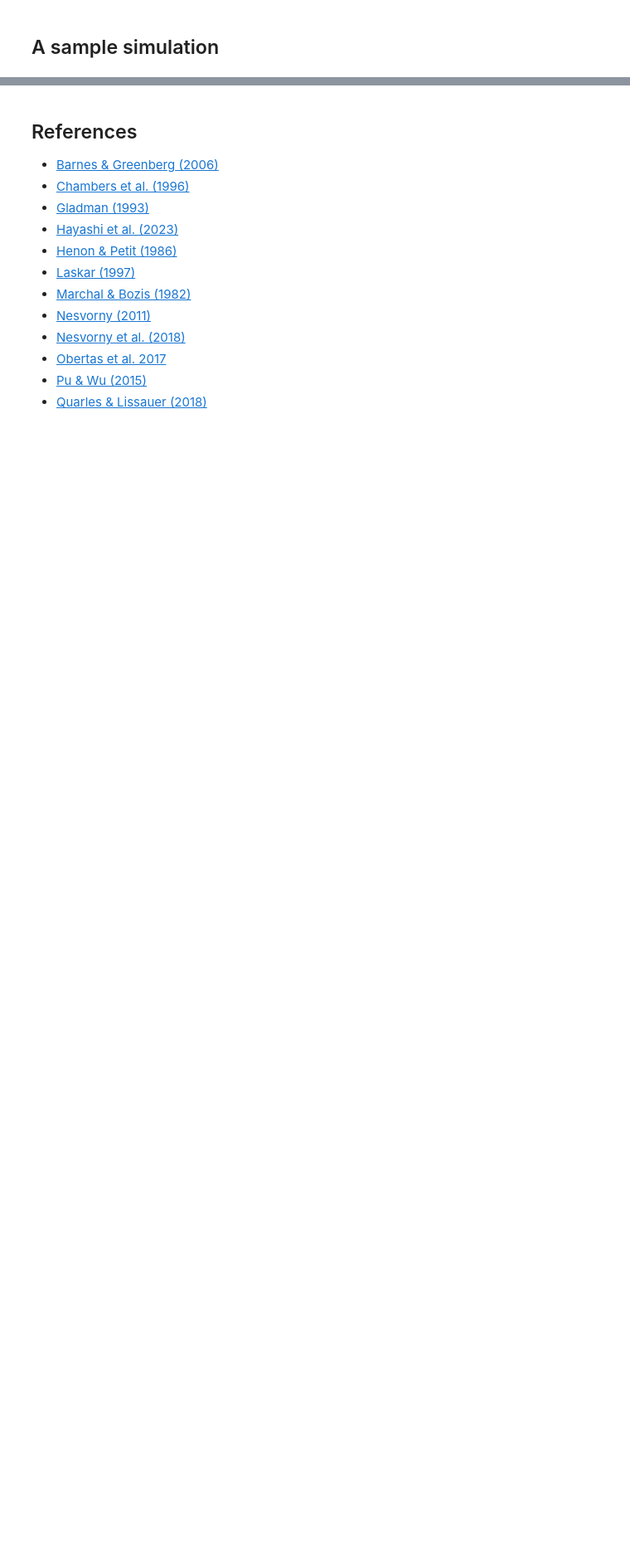
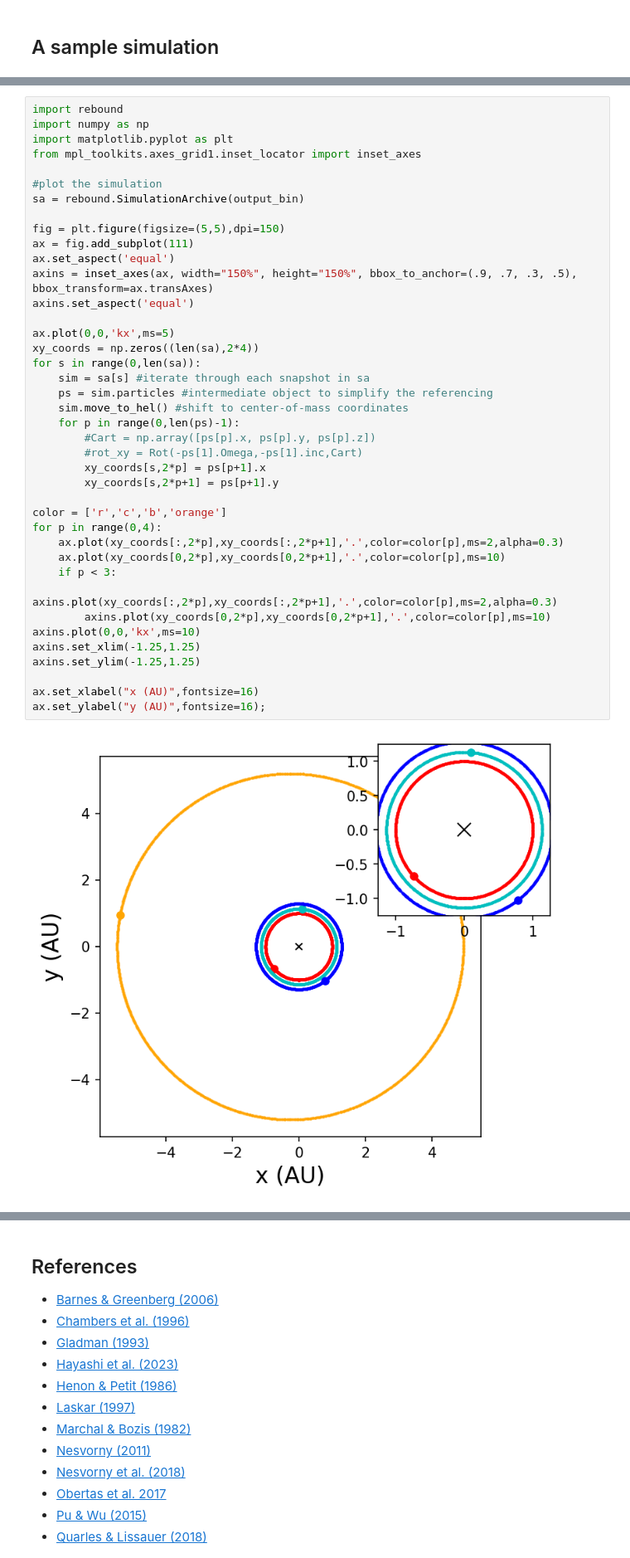
Before and after one commit to saturnaxis/exoplanet-binary, a Jupyter notebook: docs/_sources/Tutorials/planet-packing-stability.ipynb, the cells around one changed output, grey strips where cells are left out. Shown at 83% size. Saved outputs shown, nothing was run; the diff lists cells and outputs as text; blank space fills up the shorter version.

Commit message:
added sample planet packing simulation

```diff
--- a/docs/_sources/Tutorials/planet-packing-stability.ipynb
+++ b/docs/_sources/Tutorials/planet-packing-stability.ipynb
@@ -451,0 +506,42 @@ where the ${\rm mod}$ operator refers to the [modulo](https://en.wikipedia.org/w
+# %%
+import rebound
+import numpy as np
+import matplotlib.pyplot as plt
+from mpl_toolkits.axes_grid1.inset_locator import inset_axes
+
+#plot the simulation
+sa = rebound.SimulationArchive(output_bin)
+
+fig = plt.figure(figsize=(5,5),dpi=150)
+ax = fig.add_subplot(111)
+ax.set_aspect('equal')
+axins = inset_axes(ax, width="150%", height="150%", bbox_to_anchor=(.9, .7, .3, .5), bbox_transform=ax.transAxes)
+axins.set_aspect('equal')
+
+ax.plot(0,0,'kx',ms=5)
+xy_coords = np.zeros((len(sa),2*4))
+for s in range(0,len(sa)):
+    sim = sa[s] #iterate through each snapshot in sa
+    ps = sim.particles #intermediate object to simplify the referencing
+    sim.move_to_hel() #shift to center-of-mass coordinates
+    for p in range(0,len(ps)-1):
+        #Cart = np.array([ps[p].x, ps[p].y, ps[p].z])
+        #rot_xy = Rot(-ps[1].Omega,-ps[1].inc,Cart)
+        xy_coords[s,2*p] = ps[p+1].x
+        xy_coords[s,2*p+1] = ps[p+1].y
+
+color = ['r','c','b','orange']
+for p in range(0,4):
+    ax.plot(xy_coords[:,2*p],xy_coords[:,2*p+1],'.',color=color[p],ms=2,alpha=0.3)
+    ax.plot(xy_coords[0,2*p],xy_coords[0,2*p+1],'.',color=color[p],ms=10)
+    if p < 3:
+        axins.plot(xy_coords[:,2*p],xy_coords[:,2*p+1],'.',color=color[p],ms=2,alpha=0.3)
+        axins.plot(xy_coords[0,2*p],xy_coords[0,2*p+1],'.',color=color[p],ms=10)
+axins.plot(0,0,'kx',ms=10)
+axins.set_xlim(-1.25,1.25)
+axins.set_ylim(-1.25,1.25)
+
+ax.set_xlabel("x (AU)",fontsize=16)
+ax.set_ylabel("y (AU)",fontsize=16);
+# %% [output]
+[figure, added]
```
Also changed, not shown: parts of 3 cells of this notebook, 5 other files.
